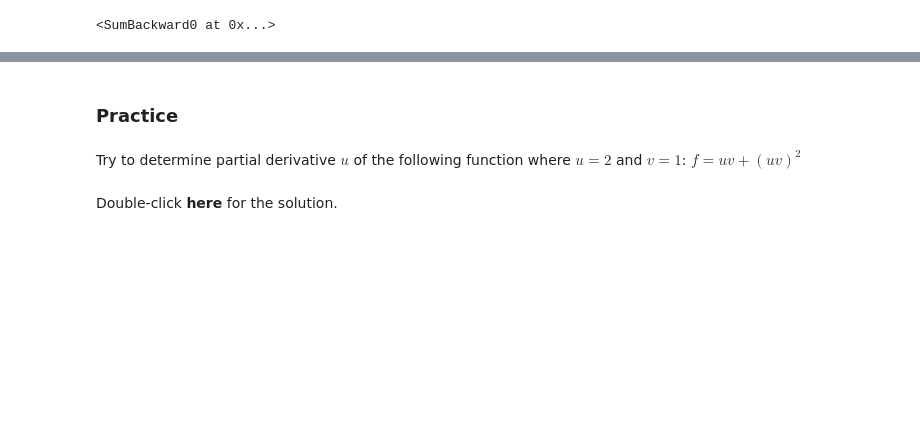
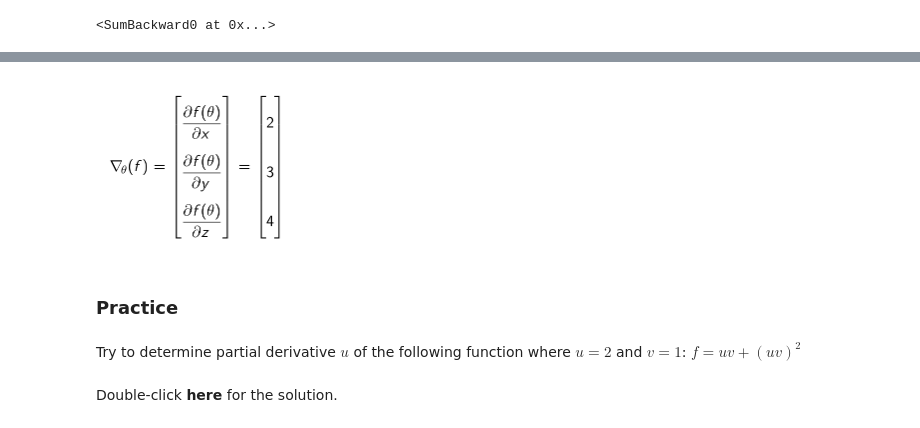
Before and after one commit to kkim610/DS, a Jupyter notebook: PyTorch2/1.2derivativesandGraphsinPytorch_v2.ipynb, the cells around one changed output, grey strips where cells are left out. Drawn from its saved outputs; the diff is of its cells as text; code cells hidden in the pictures; blank space fills up the shorter version.

```diff
--- a/PyTorch2/1.2derivativesandGraphsinPytorch_v2.ipynb
+++ b/PyTorch2/1.2derivativesandGraphsinPytorch_v2.ipynb
@@ -282,3 +300,8 @@ y.grad_fn
+# %%
+from IPython.display import Image
+Image("gradient.png", width=200, height=200)
+# %% [output]
+[figure, added]
 # %% [markdown]
 <h3>Practice</h3>
 # %% [markdown]
```
Also changed, not shown: parts of 6 cells of this notebook, 2 other files.
